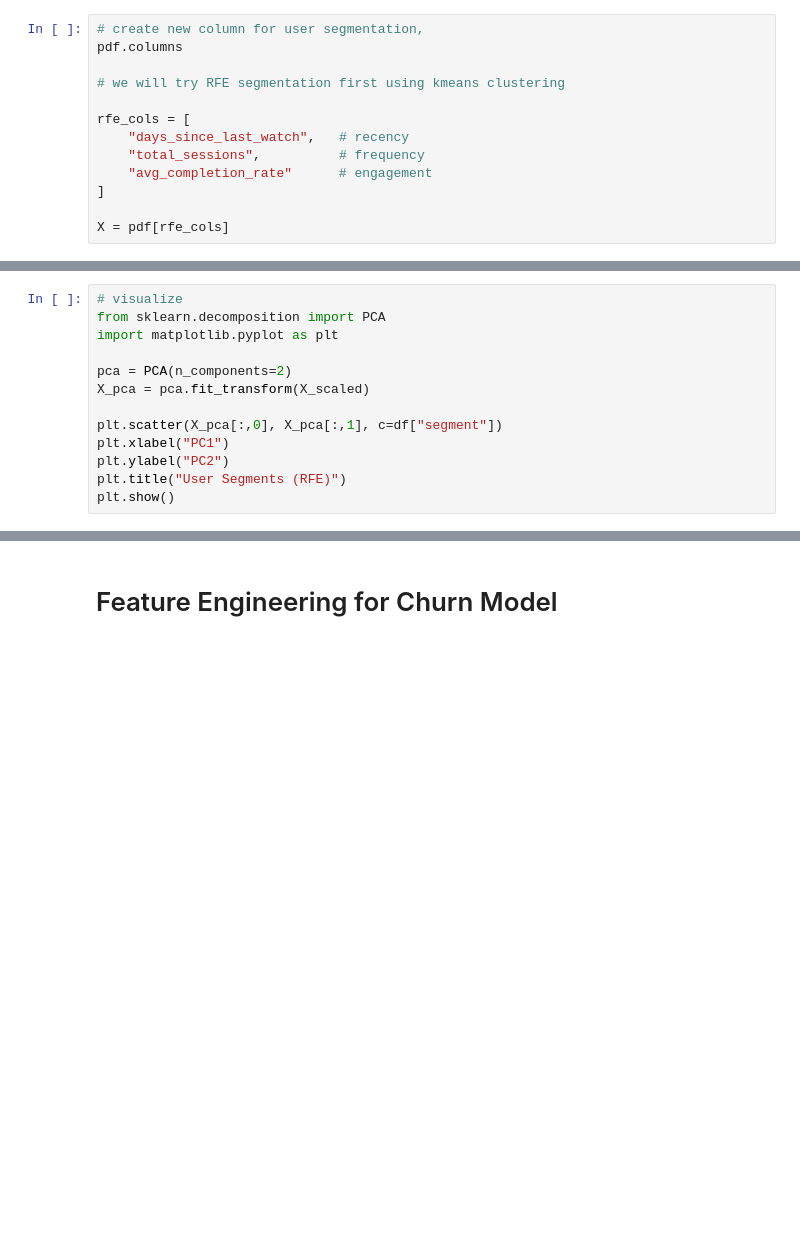
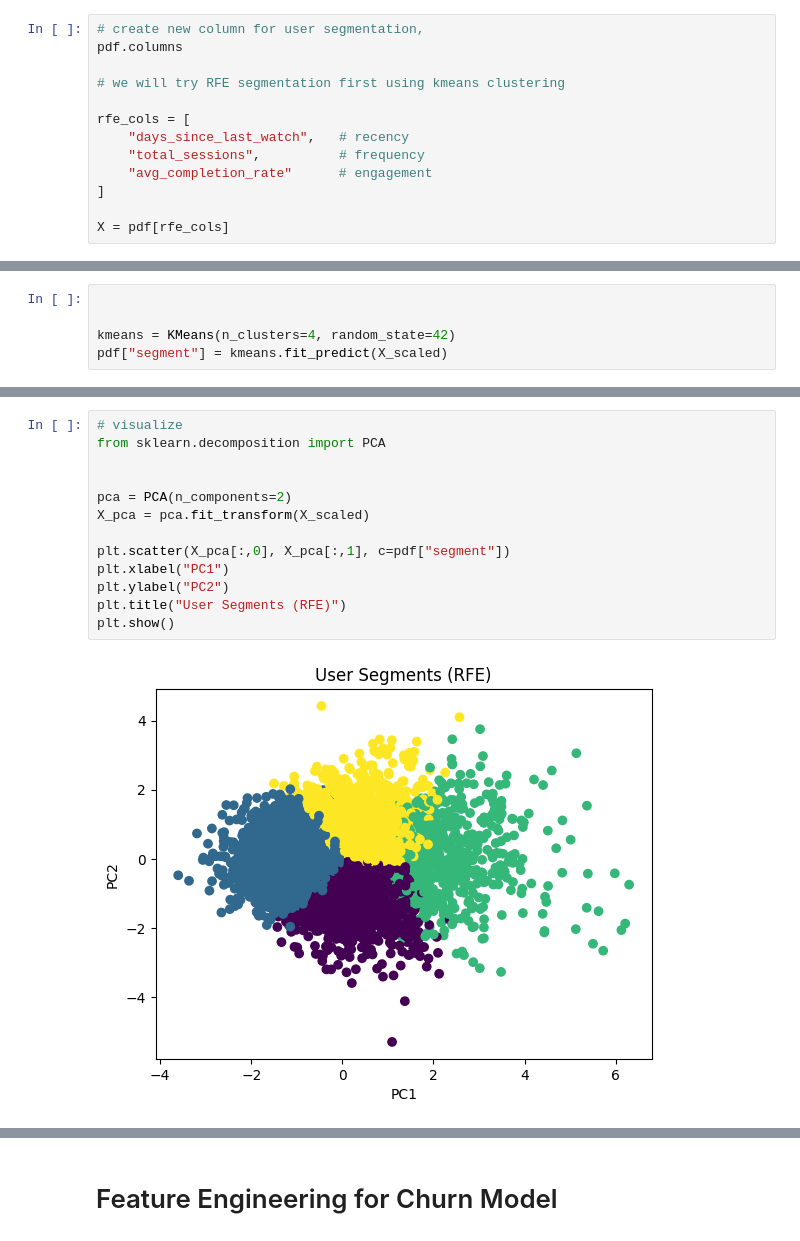
Before and after one commit to allison2368/Netflix-User-Behavior, a Jupyter notebook: churn_model/churn_model.ipynb, the cells around one changed output, grey strips where cells are left out. Saved outputs shown, nothing was run; the diff lists cells and outputs as text; blank space fills up the shorter version.

```diff
--- a/churn_model/churn_model.ipynb
+++ b/churn_model/churn_model.ipynb
@@ -146,2 +160,7 @@ SyntaxError: invalid syntax (3943914346.py, line 2)
+# %%
+
+
+kmeans = KMeans(n_clusters=4, random_state=42)
+pdf["segment"] = kmeans.fit_predict(X_scaled)
 # %%
 # profile each cluster
@@ -150,13 +202,15 @@ print(segment_profile)
 # %%
 # visualize
 from sklearn.decomposition import PCA
-import matplotlib.pyplot as plt
+
 
 pca = PCA(n_components=2)
 X_pca = pca.fit_transform(X_scaled)
 
-plt.scatter(X_pca[:,0], X_pca[:,1], c=df["segment"])
+plt.scatter(X_pca[:,0], X_pca[:,1], c=pdf["segment"])
 plt.xlabel("PC1")
 plt.ylabel("PC2")
 plt.title("User Segments (RFE)")
 plt.show()
+# %% [output]
+[figure, added]
```
Also changed, not shown: parts of 13 cells of this notebook.
